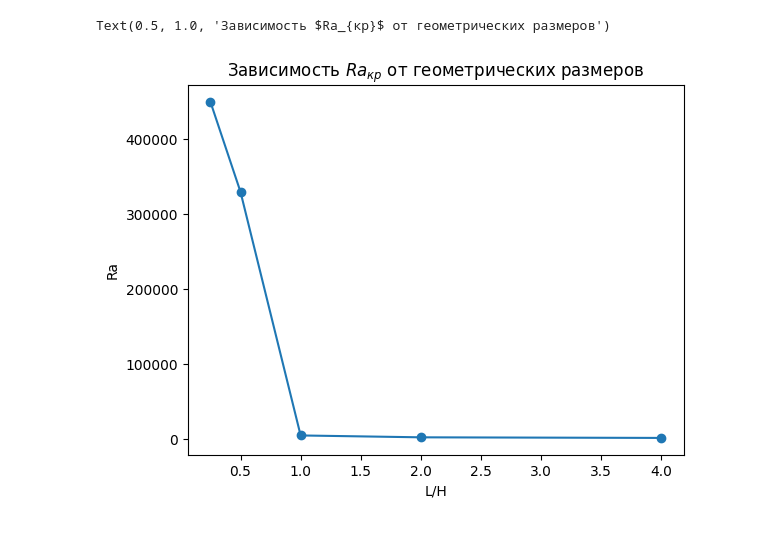
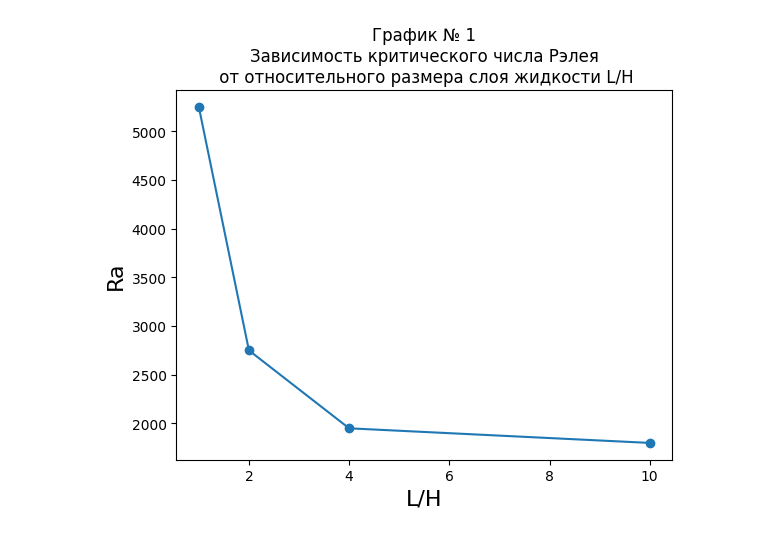
Before and after one commit to daniil225/MME, a Jupyter notebook: 2024/РГЗ/plotters.ipynb, the cells around one changed output. Cells and saved outputs as stored; diff of their text form; code cells hidden in the pictures.

```diff
--- a/2024/РГЗ/plotters.ipynb
+++ b/2024/РГЗ/plotters.ipynb
@@ -1,18 +1,18 @@
 # %%
 import matplotlib.pyplot as plt
 
-LH = [0.25, 0.5, 1, 2, 4]
-Ra_cr = [450000, 330000, 5250, 2750, 1950]
+LH = [ 1, 2, 4, 10]
+Ra_cr = [5250, 2750, 1950, 1800]
 
 plt.plot(LH, Ra_cr)
 plt.scatter(LH, Ra_cr)
-plt.xlabel("L/H")
-plt.ylabel("Ra")
+plt.xlabel("L/H", size=16)
+plt.ylabel("Ra", size=16)
 
-plt.title("Зависимость $Ra_{кр}$ от геометрических размеров")
+plt.title("График № 1\nЗависимость критического числа Рэлея\n от относительного размера слоя жидкости L/H")
+plt.show()
 # %% [output]
-Text(0.5, 1.0, 'Зависимость $Ra_{кр}$ от геометрических размеров')
-[figure, old version]
+[figure, new version]
 # %%
 import numpy as np
 import matplotlib.pyplot as plt
```
Also changed, not shown: parts of 2 cells of this notebook, 21 other files.
